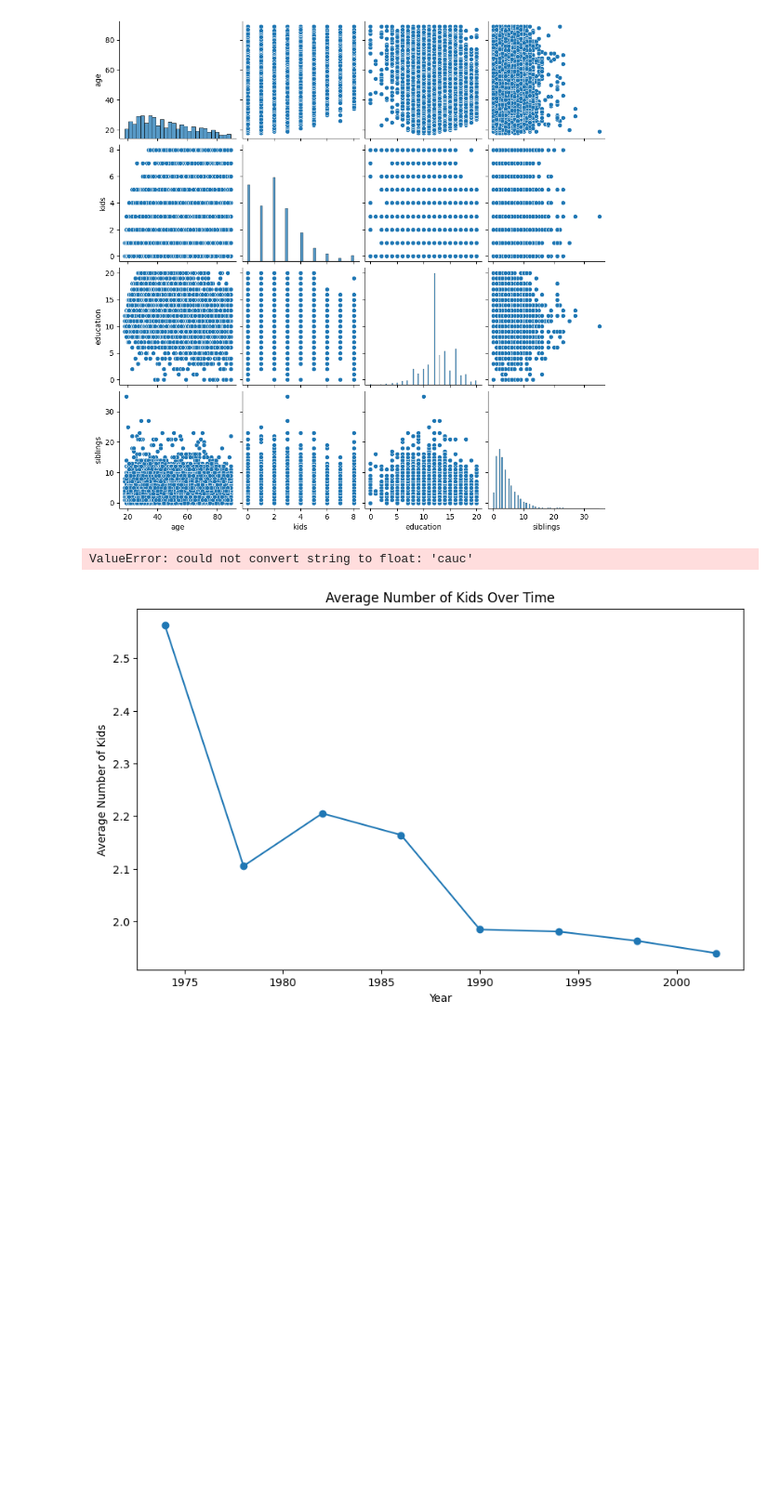
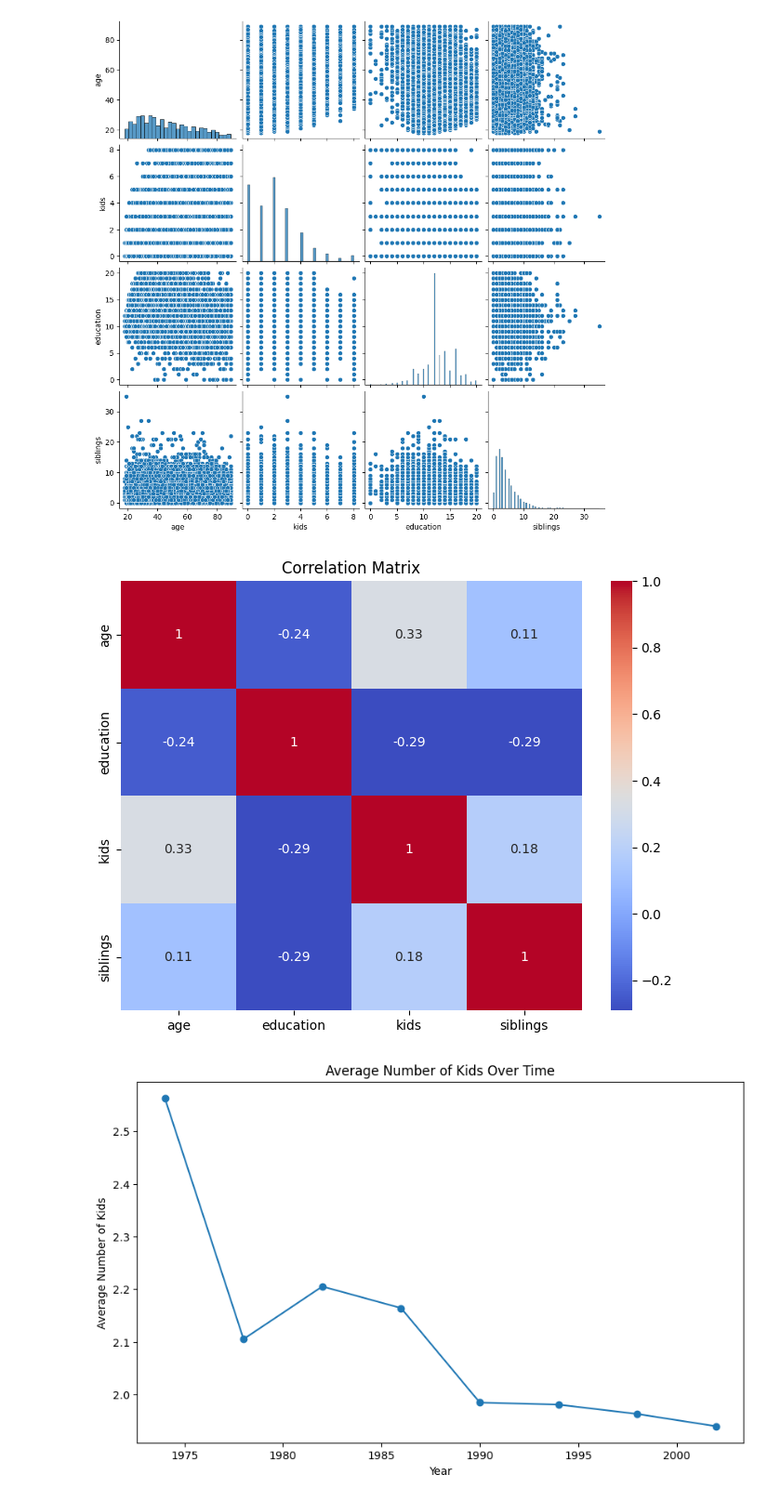
Before and after one commit to SakshamEDA-DA/DA, a Jupyter notebook: 21BDS0036_DA.ipynb, the cells around one changed output. Shown at 93% size. Drawn from its saved outputs; the diff is of its cells as text; code cells hidden in the pictures; blank space fills up the shorter version.

```diff
--- a/21BDS0036_DA.ipynb
+++ b/21BDS0036_DA.ipynb
@@ -211,13 +210,13 @@ plt.show()
 # %% [output]
 [figure]
 # %%
-corr_matrix = data.corr()
+corr_matrix = data[['age', 'education', 'kids', 'siblings']].corr()
 plt.figure(figsize=(8,6))
 sns.heatmap(corr_matrix, annot=True, cmap='coolwarm')
 plt.title("Correlation Matrix")
 plt.show()
 # %% [output]
-ValueError: could not convert string to float: 'cauc'
+[figure, added]
 # %%
 yearly_kids_avg = data.groupby('year')['kids'].mean()
 
```
Also changed, not shown: parts of 11 cells of this notebook.
